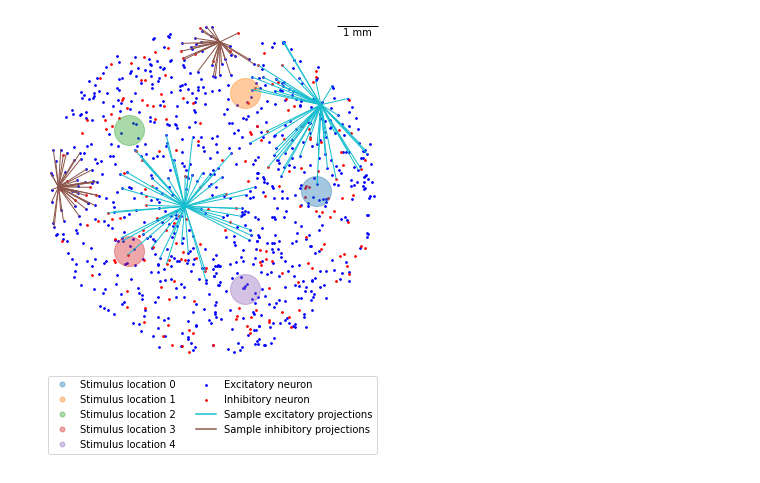
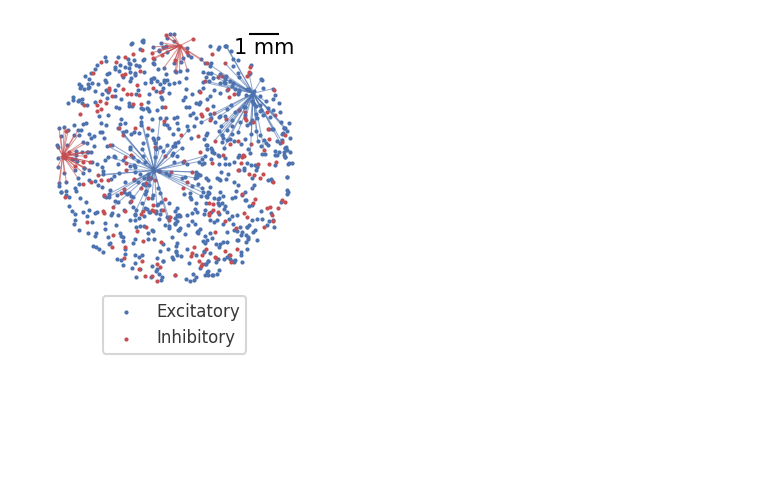
Before and after one commit to kernfel/plasticity-synergy-deviance-detection-history, a Jupyter notebook: Fig1-structure.ipynb, the cells around one changed output. Drawn from its saved outputs; the diff is of its cells as text; code cells hidden in the pictures; blank space fills up the shorter version.

```diff
--- a/Fig1-structure.ipynb
+++ b/Fig1-structure.ipynb
@@ -41,34 +41,3 @@ def get_distance_to_stim(stimid):
 dA, dA_max = get_distance_to_stim(cfg.stimuli['A'])
 dB, dB_max = get_distance_to_stim(cfg.stimuli['B'])
 dmax = max(dA_max, dB_max) - 1
-# %%
-fig, ax = plt.subplots(figsize=(6,8))
-
-for coords in zip(Xstim, Ystim):
-    plt.plot(*coords, 'o', ms=30, alpha=.4)
-ax.set_prop_cycle(None)
-for label in range(5):
-    plt.plot([], 'o', ms=5, alpha=.4, label=f'Stimulus location {label}')
-
-plt.scatter(X[:cfg.params['N_exc']], Y[:cfg.params['N_exc']], s=3, c='b', label='Excitatory neuron')
-plt.scatter(X[cfg.params['N_exc']:], Y[cfg.params['N_exc']:], s=3, c='r', label='Inhibitory neuron')
-for i in (0, 17):
-    for j in np.flatnonzero(W[i]):
-        plt.plot((X[i], X[j]), (Y[i], Y[j]), c='C9', lw=1)
-for i in (903,908):
-    for j in np.flatnonzero(W[i]):
-        plt.plot((X[i], X[j]), (Y[i], Y[j]), c='C5', lw=1)
-plt.plot([], c='C9', label='Sample excitatory projections')
-plt.plot([], c='C5', label='Sample inhibitory projections')
-
-ax.add_artist(AnchoredSizeBar(ax.transData, 1*mm, '1 mm', 'upper right', frameon=False))
-
-plt.legend(loc='lower center', ncol=2)
-
-ax.set_xticks([])
-ax.set_yticks([])
-ax.set_ylim(-6.5*mm, 4.05*mm)
-ax.set_xlim(-4.05*mm, 4.05*mm)
-sns.despine(left=True, bottom=True)
-# %% [output]
-[figure, removed]
@@ -75 +88,31 @@ sns.despine(left=True, bottom=True)
+# %%
+def plot_structure(ax):
+    ax.scatter(X[:cfg.params['N_exc']], Y[:cfg.params['N_exc']], s=1, c='b', label='Excitatory')
+    ax.scatter(X[cfg.params['N_exc']:], Y[cfg.params['N_exc']:], s=1, c='r', label='Inhibitory')
+    for i in (0, 17):
+        for j in np.flatnonzero(W[i]):
+            ax.plot((X[i], X[j]), (Y[i], Y[j]), c='b', lw=.5, alpha=.6)
+    for i in (903,908):
+        for j in np.flatnonzero(W[i]):
+            ax.plot((X[i], X[j]), (Y[i], Y[j]), c='r', lw=.5, alpha=.6)
+    # ax.plot([], c='C9', label='Sample exc projections')
+    # ax.plot([], c='C5', label='Sample inh projections')
+
+    ax.add_artist(AnchoredSizeBar(ax.transData, 1*mm, '1 mm', 'upper right', frameon=False, borderpad=0))
+
+    ax.legend(loc='lower center')
+
+    ax.set_xticks([])
+    ax.set_yticks([])
+    sns.despine(ax=ax, left=True, bottom=True)
+
+fig = plt.figure(figsize=(1.8, 2.2), dpi=150)
+gs = fig.add_gridspec(1, 1, left=0, right=.9, top=1, bottom=0)
+ax = fig.add_subplot(gs[0])
+plot_structure(ax)
+ax.set_ylim(-6.5*mm, 4.05*mm)
+ax.set_xlim(-4.05*mm, 4.05*mm)
+plt.savefig('fig1a.svg')
+# %% [output]
+[figure, added]
 # %%
```
Also changed, not shown: parts of 2 cells of this notebook, 2 other files.
